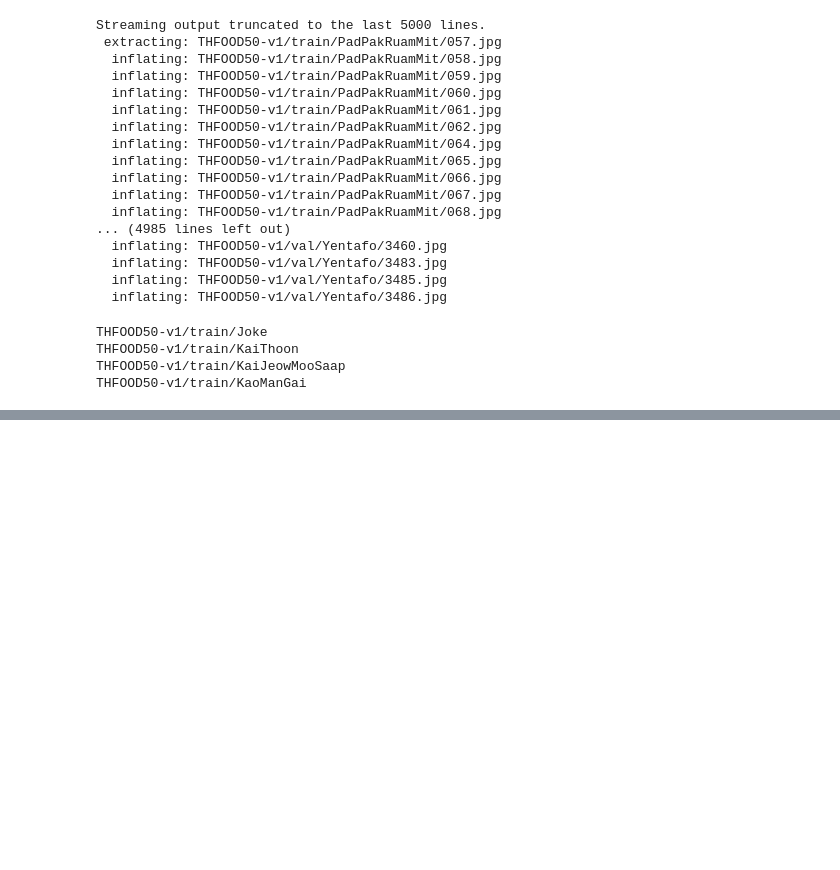
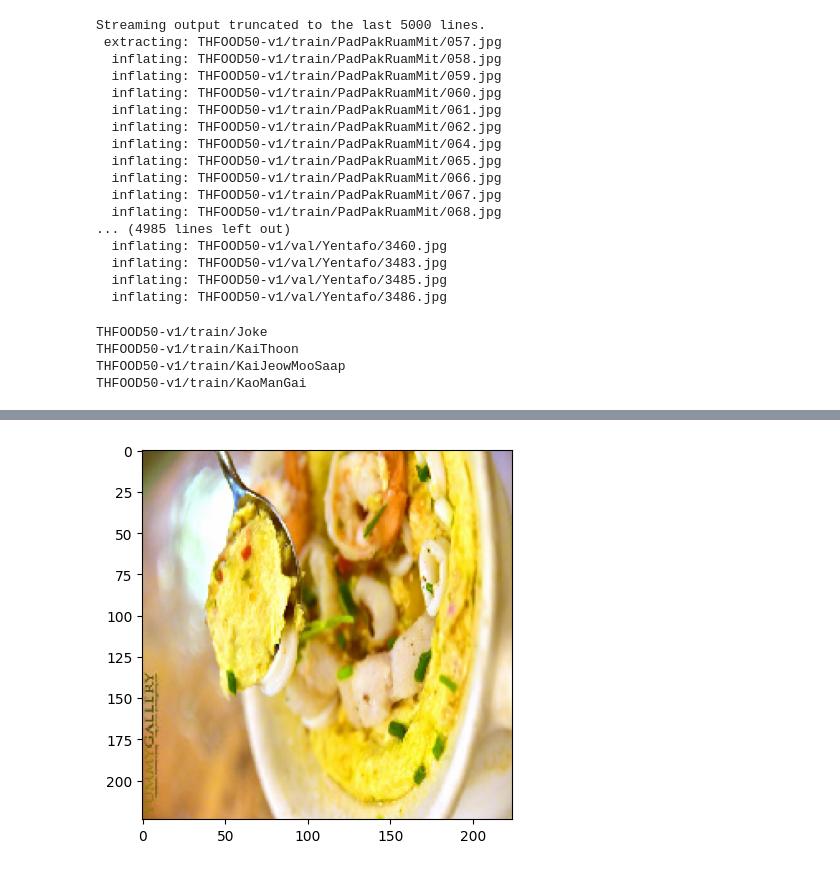
Before and after one commit to gnapat/CNN_Imageclassified, a Jupyter notebook: presentation.ipynb, the cells around one changed output, grey strips where cells are left out. Cells and saved outputs as stored; diff of their text form; code cells hidden in the pictures; blank space fills up the shorter version.

```diff
--- a/presentation.ipynb
+++ b/presentation.ipynb
@@ -344,0 +464,4 @@ RuntimeError: ignored
+# %%
+plt.imshow(tf.keras.preprocessing.image.array_to_img(X_test[89])); plt.show()
+# %% [output]
+[figure, added]
```
Also changed, not shown: parts of 14 cells of this notebook.
